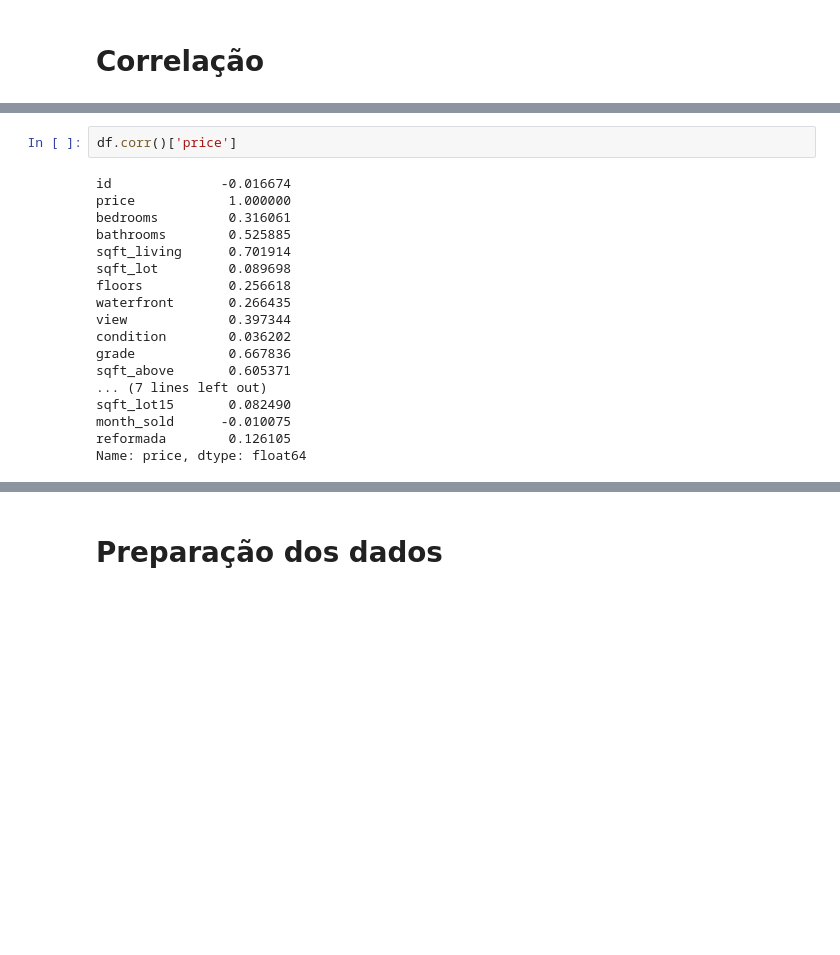
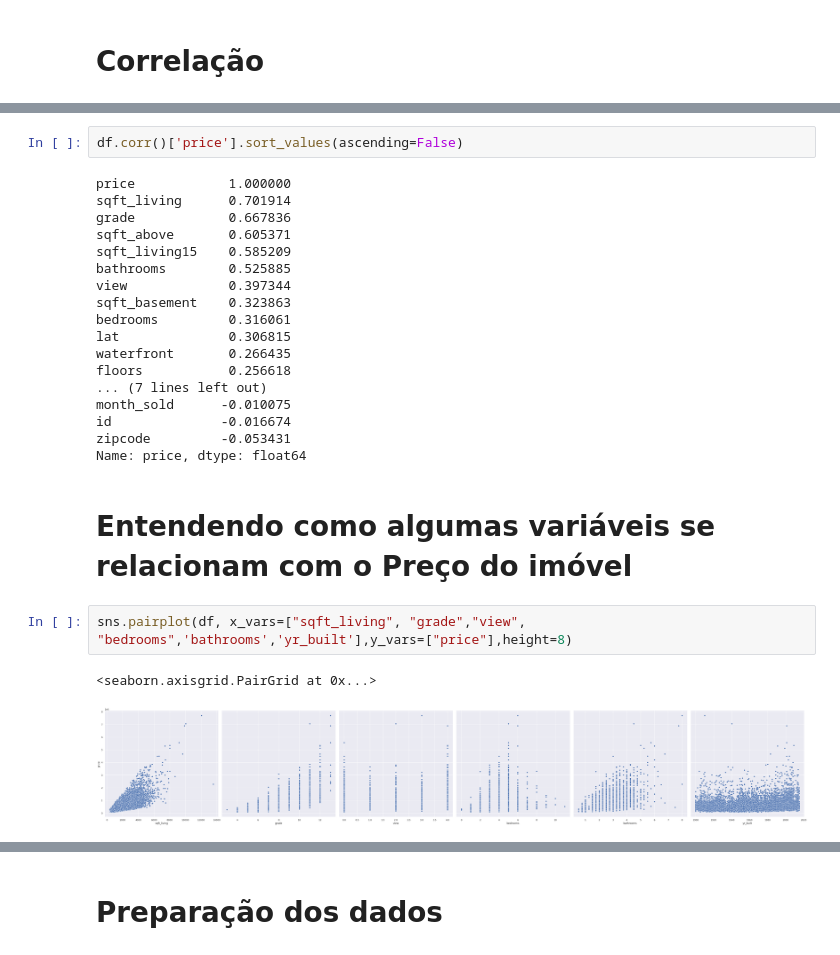
Before and after one commit to escobar-felipe/Projetos, a Jupyter notebook: House_price/House_price.ipynb, the cells around one changed output, grey strips where cells are left out. Cells and saved outputs as stored; diff of their text form; blank space fills up the shorter version.

```diff
--- a/House_price/House_price.ipynb
+++ b/House_price/House_price.ipynb
@@ -287,21 +345,28 @@ sns.heatmap(df.corr())
 # %%
-df.corr()['price']
+df.corr()['price'].sort_values(ascending=False)
 # %% [output]
-id              -0.016674
 price            1.000000
-bedrooms         0.316061
-bathrooms        0.525885
 sqft_living      0.701914
-sqft_lot         0.089698
-floors           0.256618
-waterfront       0.266435
-view             0.397344
-condition        0.036202
 grade            0.667836
 sqft_above       0.605371
+sqft_living15    0.585209
+bathrooms        0.525885
+view             0.397344
+sqft_basement    0.323863
+bedrooms         0.316061
+lat              0.306815
+waterfront       0.266435
+floors           0.256618
 ... (7 lines left out)
-sqft_lot15       0.082490
 month_sold      -0.010075
-reformada        0.126105
+id              -0.016674
+zipcode         -0.053431
 Name: price, dtype: float64
+# %% [markdown]
+# Entendendo como algumas variáveis se relacionam com o Preço do imóvel
+# %%
+sns.pairplot(df, x_vars=["sqft_living", "grade","view", "bedrooms",'bathrooms','yr_built'],y_vars=["price"],height=8)
+# %% [output]
+<seaborn.axisgrid.PairGrid at 0x...>
+[figure, added]
 # %% [markdown]
```
Also changed, not shown: parts of 31 cells of this notebook.
